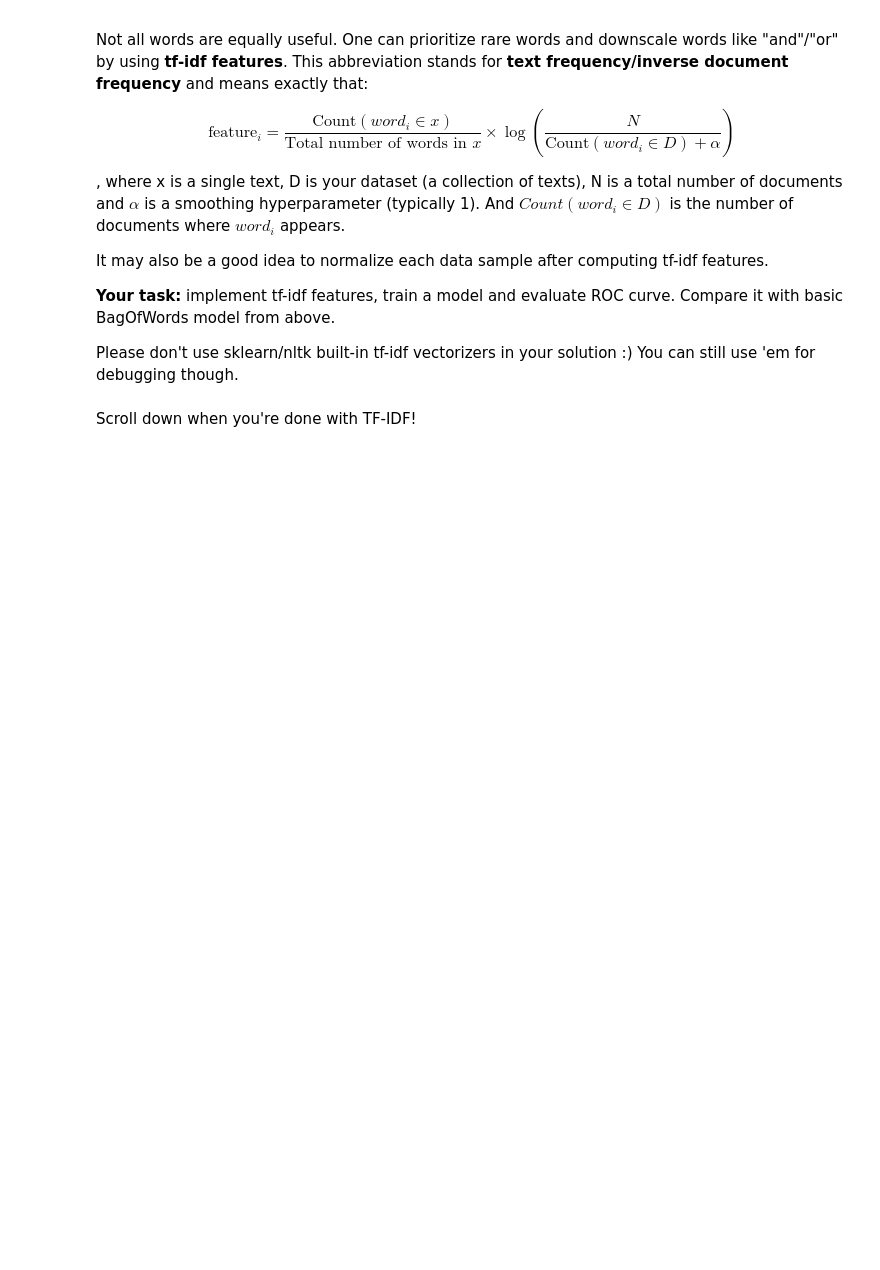
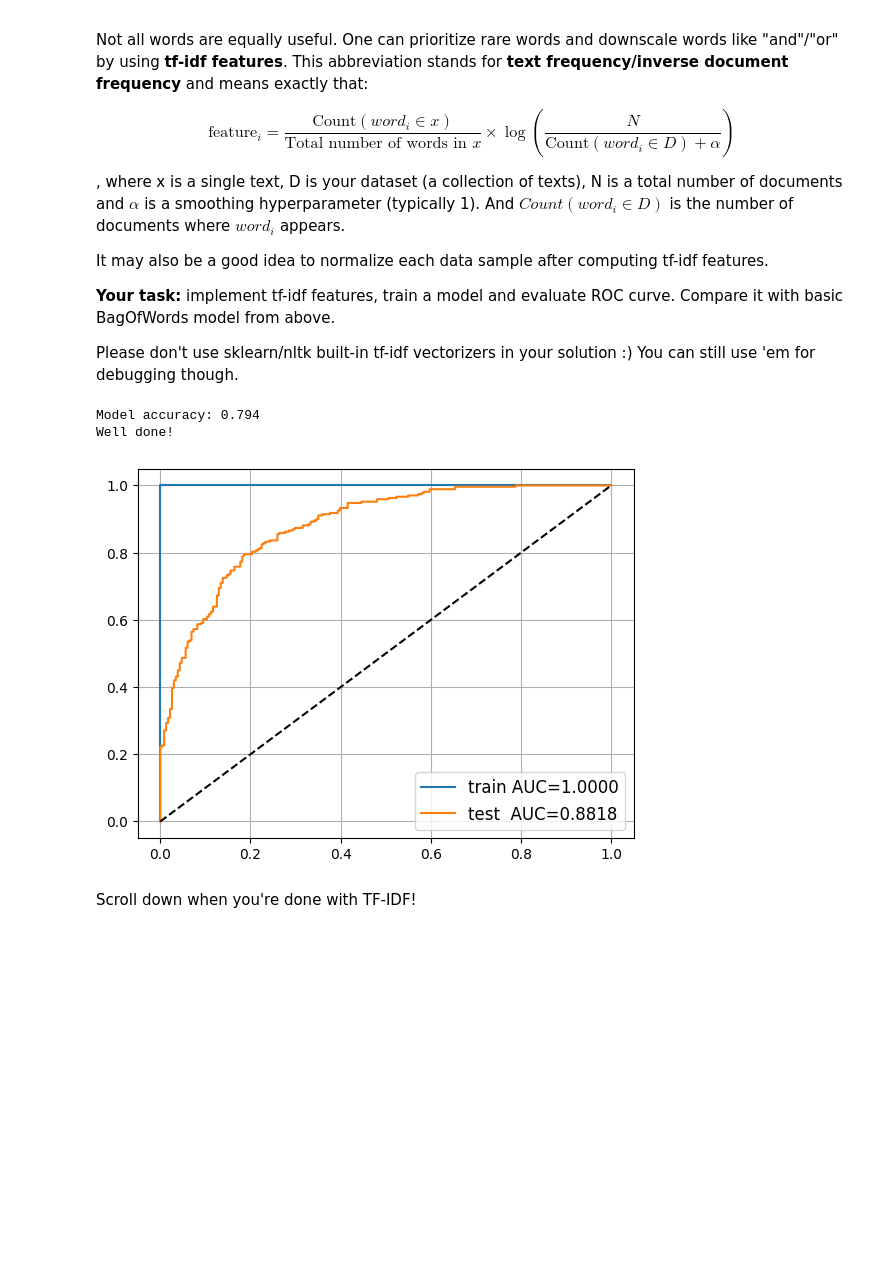
Before and after one commit to Devon228/resume, a Jupyter notebook: week01_embeddings/seminar.ipynb, the cells around one changed output. Cells and saved outputs as stored; diff of their text form; code cells hidden in the pictures; blank space fills up the shorter version.

````diff
--- a/week01_embeddings/seminar.ipynb
+++ b/week01_embeddings/seminar.ipynb
@@ -599,17 +599,16 @@ __Your task:__ implement tf-idf features, train a model and evaluate ROC curve.
 
 Please don't use sklearn/nltk built-in tf-idf vectorizers in your solution :) You can still use 'em for debugging though.
 # %%
-from nltk import FeatureBottomUpLeftCornerChartParser
 import numpy as np
 from collections import Counter
 from typing import Sequence,Iterable
 
 def build_tfidf_vocabulary(texts: Sequence[str], k: int) -> list[str]:
-  k = min(k, len(set(' '.join(texts).split())))
+  #k = min(k, len(set(' '.join(texts).split())))
 
   counter = Counter()
   for text in texts:
-    for word in text.split(' '):
+    for word in text.split():
       counter[word] += 1
 
   return [w for w, _ in sorted(counter.items(),key=lambda kv:(-kv[1],kv[0]))[:k]]
@@ -620,9 +619,11 @@ def compute_idf(
     alpha: float = 1.0,
 ) -> np.ndarray:
   count = np.zeros(len(vocabulary), dtype="float64")
+  index = {w: i for i, w in enumerate(vocabulary)}
   for text in texts:
-    for word in set(text.split(' ')):
-      count[vocabulary.index(word)] +=1
+    for word in set(text.split()):
+      if word in index:
+        count[index[word]] +=1
   return np.log(len(texts) / (count + alpha))
 
 
@@ -633,10 +634,13 @@ def text_to_tfidf(
     idf: np.ndarray,
 ) -> np.ndarray:
   feature = np.zeros(len(vocabulary), dtype="float32")
-  for word in text.split(' '):
-    feature[vocabulary.index(word)] +=1
-  feature = (feature / len(text)) * idf
-  return feature
+  index = {w: i for i, w in enumerate(vocabulary)}
+  for word in text.split():
+    if word in index:
+      feature[index[word]] += 1
+  if text.split():
+    feature = (feature / len(text.split())) * idf
+  return feature.astype(np.float32)
 
 
 def texts_to_tfidf_matrix(
@@ -645,35 +649,45 @@ def texts_to_tfidf_matrix(
     idf: np.ndarray,
     normalize: bool = True,
 ) -> np.ndarray:
+  texts = list(texts)
   if not texts:
       return np.zeros((0, len(vocabulary)), dtype="float32")
-  m_feature = np.array([text_to_tfidf(text) for text in texts])
+  m_feature = np.array([text_to_tfidf(text, vocabulary, idf) for text in texts])
   if normalize:
     norms = np.linalg.norm(m_feature, axis=1, keepdims=True)
-    m_feature /= np.where(norm == 0, 1, norms)
-  return m_feature
+    m_feature = m_feature / np.where(norms == 0, 1, norms)
+  return m_feature.astype(np.float32)
+# %%
+from sklearn.linear_model import LogisticRegression
+vocabulary=build_tfidf_vocabulary(texts_train, 10000)
+X_train_ti = texts_to_tfidf_matrix(texts_train, vocabulary=vocabulary, idf=compute_idf(vocabulary, texts_train))
 # %%
-from sklearn.linear_model import LogisticRegression
-ti_model = LogisticRegression(penalty='l2',C=100.0).fit(X_train_bow, y_train)
+ti_model = LogisticRegression(penalty='l2',C=10.0).fit(X_train_ti, y_train)
+# %%
+X_test_ti = texts_to_tfidf_matrix(texts_test, vocabulary=vocabulary, idf=compute_idf(vocabulary, texts_train))
 # %%
 from sklearn.metrics import roc_auc_score, roc_curve
 
 for name, X, y, model in [
-    ('train', X_train_bow, y_train, bow_model),
-    ('test ', X_test_bow, y_test, bow_model)
+    ('train', X_train_ti, y_train, ti_model),
+    ('test ', X_test_ti, y_test, ti_model)
 ]:
     proba = model.predict_proba(X)[:, 1]
     auc = roc_auc_score(y, proba)
     plt.plot(*roc_curve(y, proba)[:2], label='%s AUC=%.4f' % (name, auc))
 
 plt.plot([0, 1], [0, 1], '--', color='black',)
 plt.legend(fontsize='large')
 plt.grid()
 
-test_accuracy = np.mean(bow_model.predict(X_test_bow) == y_test)
+test_accuracy = np.mean(ti_model.predict(X_test_ti) == y_test)
 print(f"Model accuracy: {test_accuracy:.3f}")
 assert test_accuracy > 0.77, "Hint: tune the parameter C to improve performance"
 print("Well done!")
+# %% [output]
+Model accuracy: 0.794
+Well done!
+[figure, added]
 # %% [markdown]
 Scroll down when you're done with TF-IDF!
 ```
````
Also changed, not shown: parts of 3 cells of this notebook.
